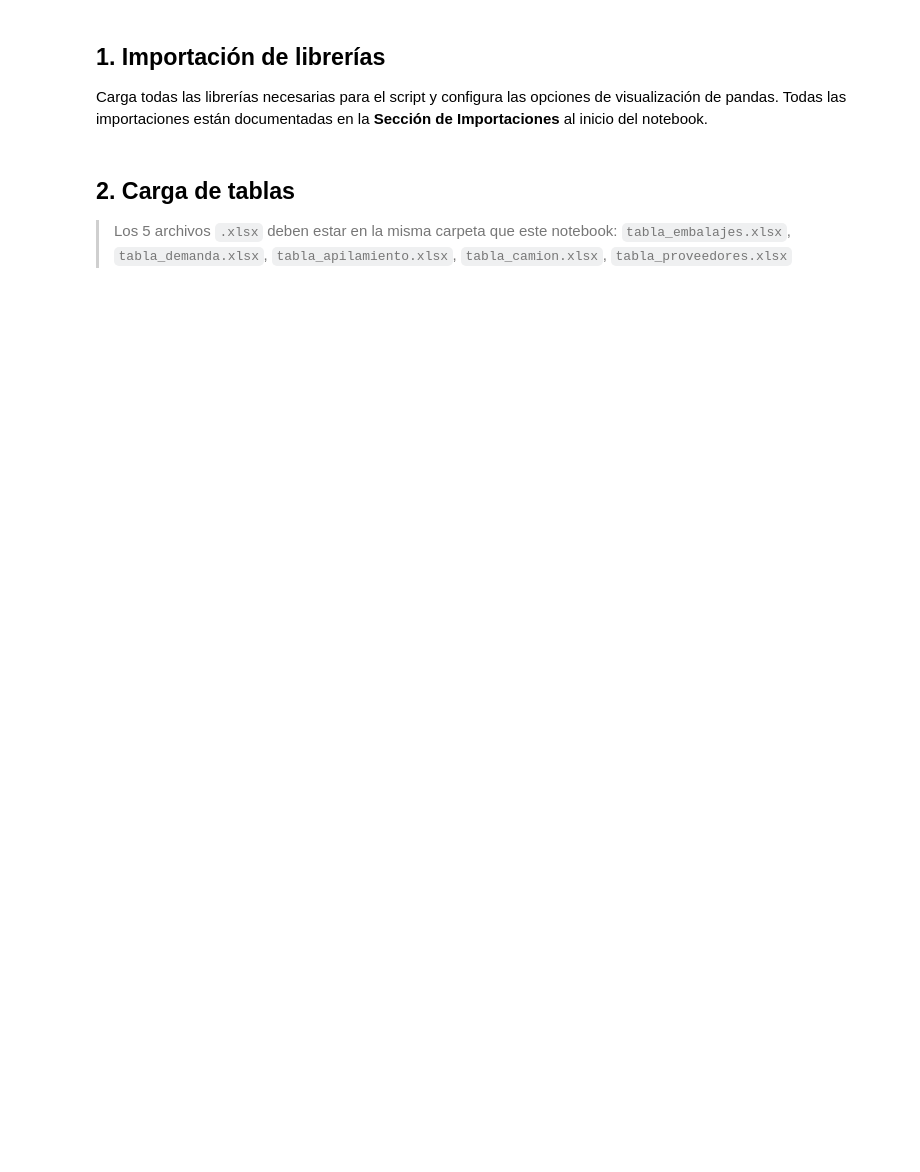
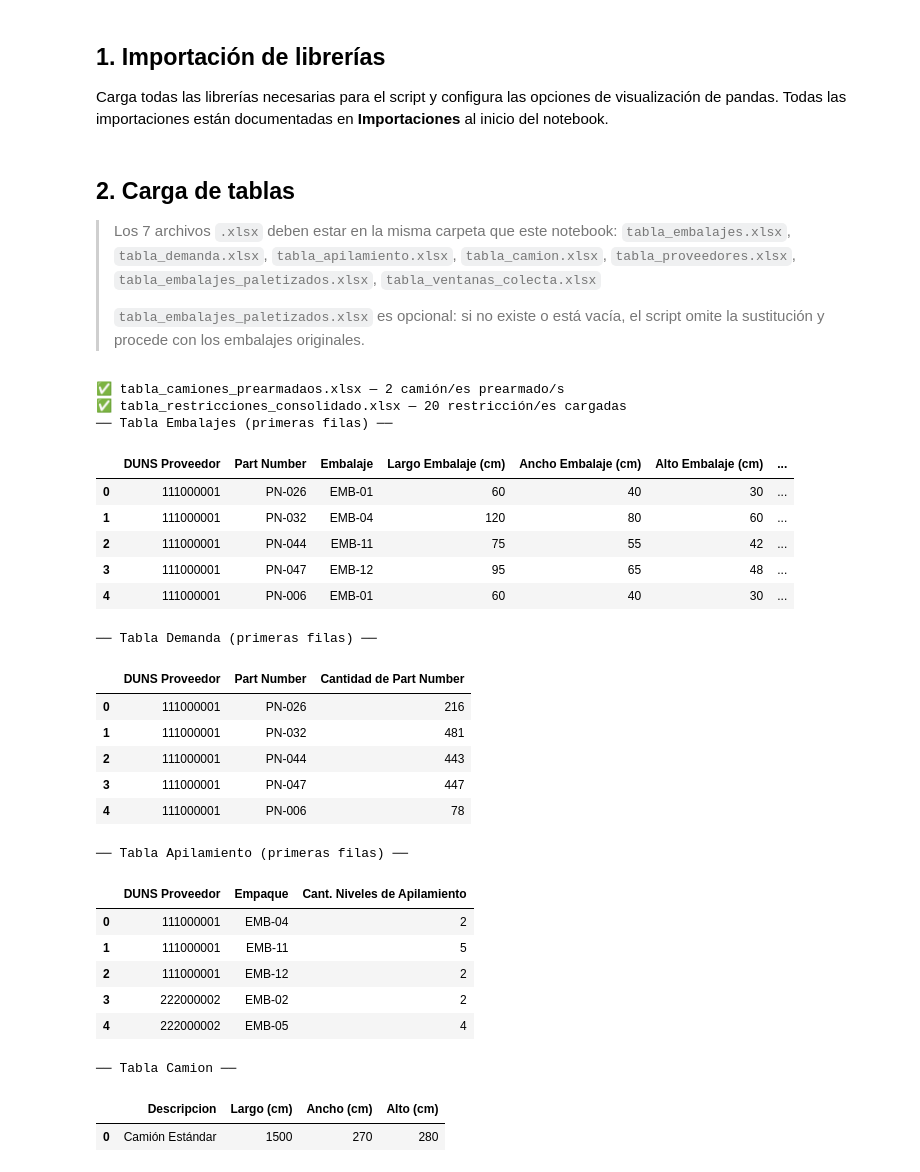
Before and after one commit to fer-vasco/Optimizaci-n-de-cargas, a Jupyter notebook: optimizacion_carga_camiones_v_productiva.ipynb, the cells around one changed output. Cells and saved outputs as stored; diff of their text form; code cells hidden in the pictures; blank space fills up the shorter version.

```diff
--- a/optimizacion_carga_camiones_v_productiva.ipynb
+++ b/optimizacion_carga_camiones_v_productiva.ipynb
@@ -71,7 +103,7 @@
 # %% [markdown]
 ## 1. Importación de librerías
 
-Carga todas las librerías necesarias para el script y configura las opciones de visualización de pandas. Todas las importaciones están documentadas en la **Sección de Importaciones** al inicio del notebook.
+Carga todas las librerías necesarias para el script y configura las opciones de visualización de pandas. Todas las importaciones están documentadas en **Importaciones** al inicio del notebook.
 # %%
 import pandas as pd
 import numpy as np
@@ -83,5 +115,7 @@ pd.set_option('display.width', 260)
 pd.options.display.float_format = '{:.4f}'.format
 # %% [markdown]
 ## 2. Carga de tablas
-> Los 5 archivos `.xlsx` deben estar en la misma carpeta que este notebook:
-> `tabla_embalajes.xlsx`, `tabla_demanda.xlsx`, `tabla_apilamiento.xlsx`, `tabla_camion.xlsx`, `tabla_proveedores.xlsx`
+> Los 7 archivos `.xlsx` deben estar en la misma carpeta que este notebook:
+> `tabla_embalajes.xlsx`, `tabla_demanda.xlsx`, `tabla_apilamiento.xlsx`, `tabla_camion.xlsx`, `tabla_proveedores.xlsx`, `tabla_embalajes_paletizados.xlsx`, `tabla_ventanas_colecta.xlsx`
+>
+> `tabla_embalajes_paletizados.xlsx` es opcional: si no existe o está vacía, el script omite la sustitución y procede con los embalajes originales.
@@ -98,0 +122,66 @@ print('── Tabla Camion ──'); display(df_camion)
+# %%
+df_embalajes   = pd.read_excel('tabla_embalajes.xlsx',   engine='openpyxl')
+df_demanda     = pd.read_excel('tabla_demanda.xlsx',     engine='openpyxl')
+df_apilamiento = pd.read_excel('tabla_apilamiento.xlsx', engine='openpyxl')
+df_camion      = pd.read_excel('tabla_camion.xlsx',      engine='openpyxl')
+df_proveedores = pd.read_excel('tabla_proveedores.xlsx', engine='openpyxl')
+
+# Camiones prearmados (opcional)
+try:
+    df_prearmados = pd.read_excel('tabla_camiones_prearmadaos.xlsx', engine='openpyxl')
+    df_prearmados.columns = ['Camion', 'DUNS', 'Embalaje', 'CantidadEmbalajes']
+    df_prearmados['DUNS'] = df_prearmados['DUNS'].astype(str)
+    print(f'✅ tabla_camiones_prearmadaos.xlsx — {df_prearmados["Camion"].nunique()} camión/es prearmado/s')
+except FileNotFoundError:
+    df_prearmados = None
+    print('ℹ️  tabla_camiones_prearmadaos.xlsx no encontrado')
+
+# Restricciones de consolidado entre proveedores (opcional)
+try:
+    df_restricciones = pd.read_excel('tabla_restricciones_consolidado.xlsx', engine='openpyxl')
+    df_restricciones.columns = ['DUNS', 'Nombre', 'NoConsolidaCon', 'GrupoConsolidacion']
+    df_restricciones['DUNS'] = df_restricciones['DUNS'].astype(str)
+    print(f'✅ tabla_restricciones_consolidado.xlsx — {len(df_restricciones)} restricción/es cargadas')
+except FileNotFoundError:
+    df_restricciones = None
+    print('ℹ️  tabla_restricciones_consolidado.xlsx no encontrado — sin restricciones de consolidado')
+
+# Guardar snapshots originales ANTES de cualquier procesamiento
+_df_embalajes_raw   = df_embalajes.copy()
+_df_demanda_raw     = df_demanda.copy()
+_df_apilamiento_raw = df_apilamiento.copy()
+_df_camion_raw          = df_camion.copy()
+_df_proveedores_raw     = df_proveedores.copy()
+_df_restricciones_raw   = df_restricciones.copy() if df_restricciones is not None else pd.DataFrame()
+
+print('── Tabla Embalajes (primeras filas) ──'); display(df_embalajes.head())
+print('── Tabla Demanda (primeras filas) ──');   display(df_demanda.head())
+print('── Tabla Apilamiento (primeras filas) ──'); display(df_apilamiento.head())
+print('── Tabla Camion ──'); display(df_camion)
+# %% [output]
+✅ tabla_camiones_prearmadaos.xlsx — 2 camión/es prearmado/s
+✅ tabla_restricciones_consolidado.xlsx — 20 restricción/es cargadas
+── Tabla Embalajes (primeras filas) ──
+|  | DUNS Proveedor | Part Number | Embalaje | Largo Embalaje (cm) | Ancho Embalaje (cm) | Alto Embalaje (cm) | ... |
+| 0 | 111000001 | PN-026 | EMB-01 | 60 | 40 | 30 | ... |
+| 1 | 111000001 | PN-032 | EMB-04 | 120 | 80 | 60 | ... |
+| 2 | 111000001 | PN-044 | EMB-11 | 75 | 55 | 42 | ... |
+| 3 | 111000001 | PN-047 | EMB-12 | 95 | 65 | 48 | ... |
+| 4 | 111000001 | PN-006 | EMB-01 | 60 | 40 | 30 | ... |
+── Tabla Demanda (primeras filas) ──
+|  | DUNS Proveedor | Part Number | Cantidad de Part Number |
+| 0 | 111000001 | PN-026 | 216 |
+| 1 | 111000001 | PN-032 | 481 |
+| 2 | 111000001 | PN-044 | 443 |
+| 3 | 111000001 | PN-047 | 447 |
+| 4 | 111000001 | PN-006 | 78 |
+── Tabla Apilamiento (primeras filas) ──
+|  | DUNS Proveedor | Empaque | Cant. Niveles de Apilamiento |
+| 0 | 111000001 | EMB-04 | 2 |
+| 1 | 111000001 | EMB-11 | 5 |
+| 2 | 111000001 | EMB-12 | 2 |
+| 3 | 222000002 | EMB-02 | 2 |
+| 4 | 222000002 | EMB-05 | 4 |
+── Tabla Camion ──
+|  | Descripcion | Largo (cm) | Ancho (cm) | Alto (cm) |
+| 0 | Camión Estándar | 1500 | 270 | 280 |
```
Also changed, not shown: parts of 50 cells of this notebook, 7 other files.
